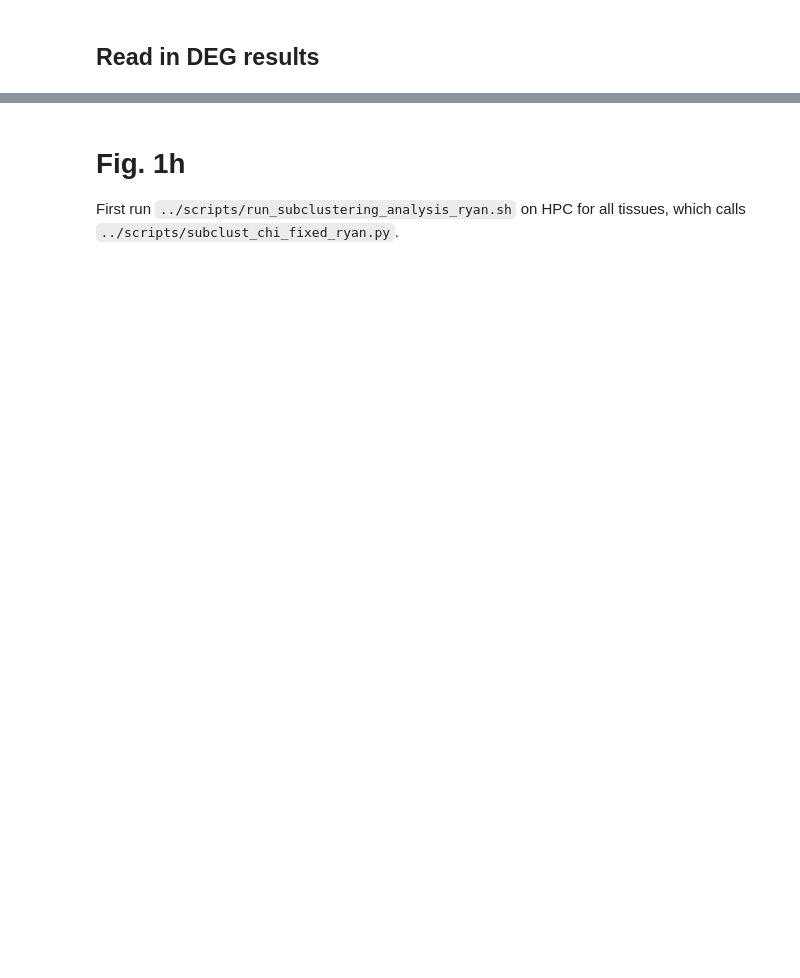
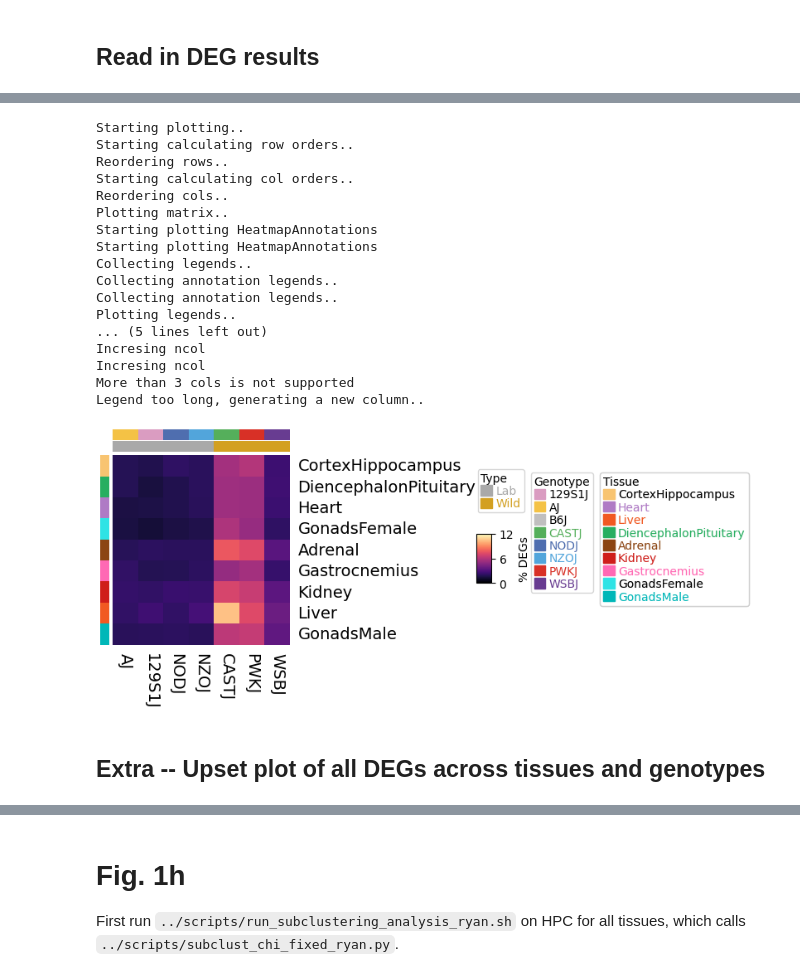
Before and after one commit to mortazavilab/8cube_manuscript, a Jupyter notebook: notebooks/Fig1.ipynb, the cells around one changed output, grey strips where cells are left out. Drawn from its saved outputs; the diff is of its cells as text; code cells hidden in the pictures; blank space fills up the shorter version.

```diff
--- a/notebooks/Fig1.ipynb
+++ b/notebooks/Fig1.ipynb
@@ -918,0 +1024,55 @@ Legend too long, generating a new column..
+# %%
+merged_df['genotype_DEG'] = merged_df['genotype_DEG'].fillna('Not_DE')
+# %%
+merged_df_filt = merged_df[merged_df['genotype'] != 'B6J']
+# %%
+de_percent_df = (
+    merged_df_filt.groupby(['tissue', 'genotype'])['genotype_DEG']
+    .apply(lambda x: (x != 'Not_DE').mean() * 100)  # Percent DE
+    .reset_index(name='percent_DE')
+)
+# %%
+heatmap_data = de_percent_df.pivot(index='tissue', columns='genotype', values='percent_DE')
+# %%
+plt.figure(figsize=(3, 3))
+
+
+cm = pch.ClusterMapPlotter(data=heatmap_data.loc[df_row.index.tolist(),df_col.index.tolist()],
+                           show_rownames = True,
+                           show_colnames = True,
+                           cmap = "magma",
+                           label = "% DEGs",
+                           top_annotation=col_ha,
+                           left_annotation=left_ha,
+                           row_cluster=False,
+                           col_cluster=False,
+                           vmin = 0,
+                           vmax = 12,
+                           yticklabels_kws={'labelsize': 14},
+                           xticklabels_kws={'labelsize': 14}
+                          )
+plt.savefig(f"../fig1/geno_degs_tissue_level_hmap_percent_expr_{expr_cutoff}.png",
+            dpi=300, bbox_inches="tight", format="png")
+
+plt.show()
+# %% [output]
+Starting plotting..
+Starting calculating row orders..
+Reordering rows..
+Starting calculating col orders..
+Reordering cols..
+Plotting matrix..
+Starting plotting HeatmapAnnotations
+Starting plotting HeatmapAnnotations
+Collecting legends..
+Collecting annotation legends..
+Collecting annotation legends..
+Plotting legends..
+... (5 lines left out)
+Incresing ncol
+Incresing ncol
+More than 3 cols is not supported
+Legend too long, generating a new column..
+[figure, added]
+# %% [markdown]
+## Extra -- Upset plot of all DEGs across tissues and genotypes
```
Also changed, not shown: parts of 49 cells of this notebook, 13 other files.
